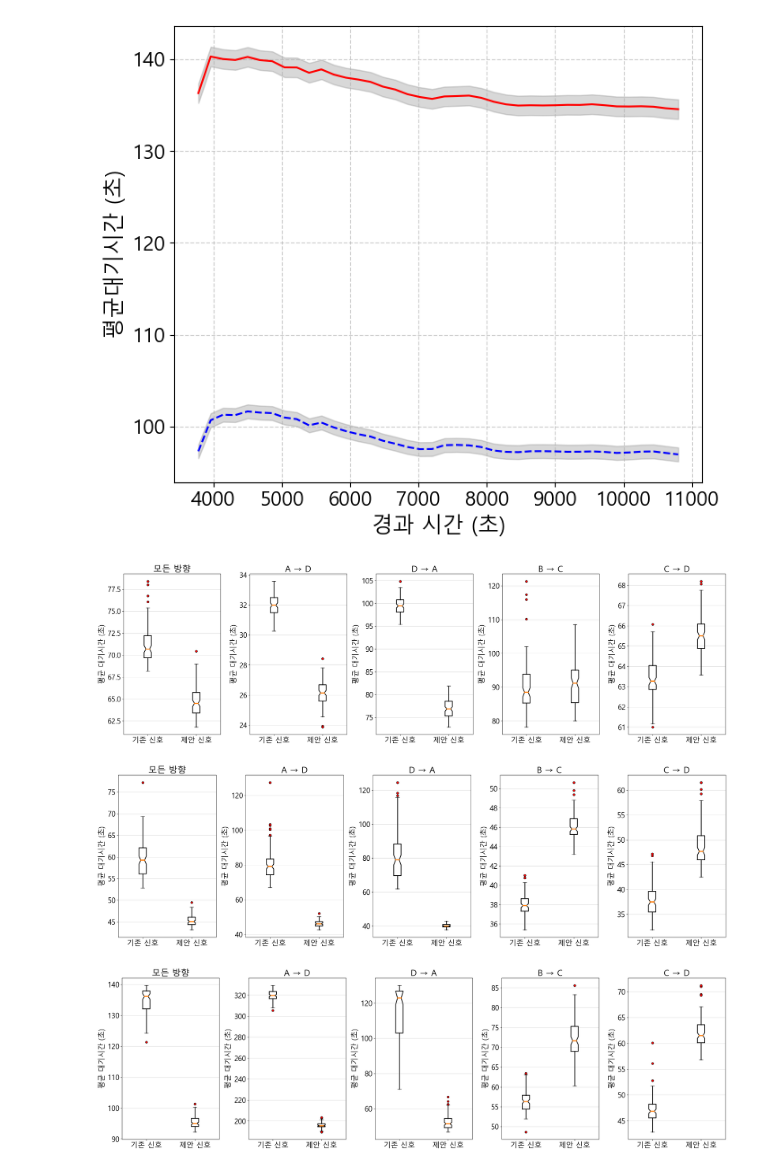
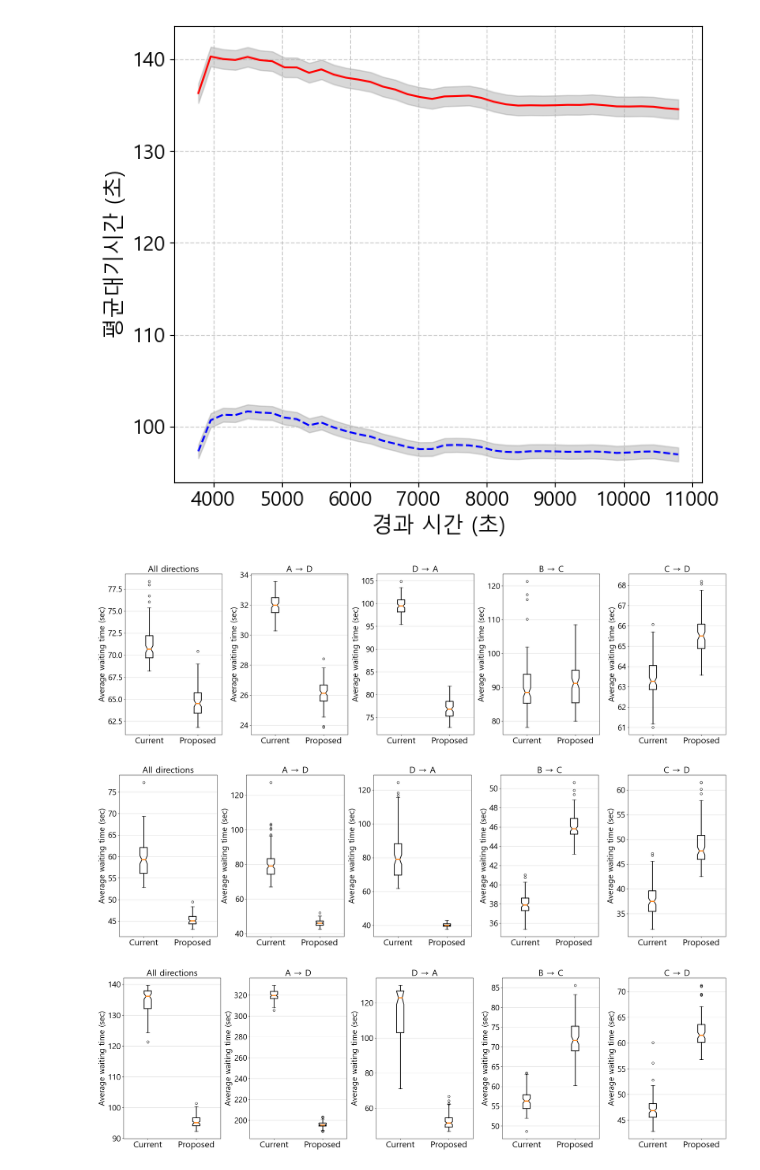
Before and after one commit to pjh09050/Graduation-research, a Jupyter notebook: 시각화 plot/total_graph.ipynb, the cells around one changed output. Drawn from its saved outputs; the diff is of its cells as text; code cells hidden in the pictures.

```diff
--- a/시각화 plot/total_graph.ipynb
+++ b/시각화 plot/total_graph.ipynb
@@ -349,40 +349,40 @@ down_up_result1 = df_down_up_result1.iloc[:,1:].values.ravel().tolist()
 # Group data by categories
 waiting_data = [waiting_result, waiting_result1]
 left_right_data = [left_right_result, left_right_result1]
 right_left_data = [right_left_result, right_left_result1]
 up_down_data = [up_down_result, up_down_result1]
 down_up_data = [down_up_result, down_up_result1]
 
 data_categories = [waiting_data, left_right_data, right_left_data, up_down_data, down_up_data]
 # category_names = ['모든 방향', '시화공단 → 정왕역', '정왕역 → 시화공단', '월곶 → 안산', '안산 → 월곶']
-category_names = ['모든 방향', 'A → D', 'D → A', 'B → C', 'C → D']
+category_names = ['All directions', 'A → D', 'D → A', 'B → C', 'C → D']
 
 
 # Create subplots with adjusted spacing and increased figure size
 fig, axes = plt.subplots(1, 5, figsize=(30, 9), sharey=False, gridspec_kw={'wspace': 0.3})
 
 # Define box style with wider boxes
-boxprops = dict(linewidth=2, color='black')
-flierprops = dict(marker='o', markerfacecolor='red')
+boxprops = dict(linewidth=2)
+flierprops = dict(marker='o')
 whiskerprops = dict(linewidth=2)
 medianprops = dict(linewidth=3)
 
 # Plot each category in a separate subplot
 for i, ax in enumerate(axes):
     boxplot = ax.boxplot(data_categories[i], boxprops=boxprops, flierprops=flierprops, notch=True, whiskerprops=whiskerprops, medianprops=medianprops)
     ax.yaxis.grid(True, alpha=0.5)
     ax.set_title(category_names[i], fontsize=24)
-    ax.set_xticklabels(['기존 신호', '제안 신호'], fontsize=20)
-    ax.set_ylabel('평균 대기시간 (초)', fontsize=20)
-    ax.tick_params(axis='both', labelsize=20)
+    ax.set_xticklabels(['Current', 'Proposed'], fontsize=24)
+    ax.set_ylabel('Average waiting time (sec)', fontsize=22)
+    ax.tick_params(axis='y', labelsize=22)
 
 # Adjust the layout
 plt.subplots_adjust(top=0.8)
 
 # Show the plot
 plt.show()
 # %% [output]
-[figure, old version]
+[figure, new version]
 # %%
 import pandas as pd
 import matplotlib.pyplot as plt
@@ -427,14 +427,14 @@ down_up_data = [down_up_result, down_up_result1]
 
 data_categories = [waiting_data, left_right_data, right_left_data, up_down_data, down_up_data]
 #category_names = ['모든 방향', '시화공단 → 정왕역', '정왕역 → 시화공단', '월곶 → 안산', '안산 → 월곶']
-category_names = ['모든 방향', 'A → D', 'D → A', 'B → C', 'C → D']
+category_names = ['All directions', 'A → D', 'D → A', 'B → C', 'C → D']
 
 # Create subplots with adjusted spacing and increased figure size
 fig, axes = plt.subplots(1, 5, figsize=(30, 9), sharey=False, gridspec_kw={'wspace': 0.3})
 
 # Define box style with wider boxes
 boxprops = dict(linewidth=2, color='black')
-flierprops = dict(marker='o', markerfacecolor='red')
+flierprops = dict(marker='o')
 whiskerprops = dict(linewidth=2)
 medianprops = dict(linewidth=3)
 
@@ -443,9 +443,9 @@ for i, ax in enumerate(axes):
     boxplot = ax.boxplot(data_categories[i], boxprops=boxprops, flierprops=flierprops, notch=True, whiskerprops=whiskerprops, medianprops=medianprops)
     ax.yaxis.grid(True, alpha=0.5)
     ax.set_title(category_names[i], fontsize=24)
-    ax.set_xticklabels(['기존 신호', '제안 신호'], fontsize=20)
-    ax.set_ylabel('평균 대기시간 (초)', fontsize=20)
-    ax.tick_params(axis='both', labelsize=20)
+    ax.set_xticklabels(['Current', 'Proposed'], fontsize=24)
+    ax.set_ylabel('Average waiting time (sec)', fontsize=22)
+    ax.tick_params(axis='y', labelsize=22)
 
 # Adjust the layout
 plt.subplots_adjust(top=0.8)
@@ -453,7 +453,7 @@ plt.subplots_adjust(top=0.8)
 # Show the plot
 plt.show()
 # %% [output]
-[figure, old version]
+[figure, new version]
 # %%
 import pandas as pd
 import matplotlib.pyplot as plt
@@ -498,14 +498,14 @@ down_up_data = [down_up_result, down_up_result1]
 
 data_categories = [waiting_data, left_right_data, right_left_data, up_down_data, down_up_data]
 #category_names = ['모든 방향', '시화공단 → 정왕역', '정왕역 → 시화공단', '월곶 → 안산', '안산 → 월곶']
-category_names = ['모든 방향', 'A → D', 'D → A', 'B → C', 'C → D']
+category_names = ['All directions', 'A → D', 'D → A', 'B → C', 'C → D']
 
 # Create subplots with adjusted spacing and increased figure size
 fig, axes = plt.subplots(1, 5, figsize=(30, 9), sharey=False, gridspec_kw={'wspace': 0.3})
 
 # Define box style with wider boxes
 boxprops = dict(linewidth=2, color='black')
-flierprops = dict(marker='o', markerfacecolor='red')
+flierprops = dict(marker='o')
 whiskerprops = dict(linewidth=2)
 medianprops = dict(linewidth=3)
 
@@ -514,9 +514,9 @@ for i, ax in enumerate(axes):
     boxplot = ax.boxplot(data_categories[i], boxprops=boxprops, flierprops=flierprops, notch=True, whiskerprops=whiskerprops, medianprops=medianprops)
     ax.yaxis.grid(True, alpha=0.5)
     ax.set_title(category_names[i], fontsize=24)
-    ax.set_xticklabels(['기존 신호', '제안 신호'], fontsize=20)
-    ax.set_ylabel('평균 대기시간 (초)', fontsize=20)
-    ax.tick_params(axis='both', labelsize=20)
+    ax.set_xticklabels(['Current', 'Proposed'], fontsize=24)
+    ax.set_ylabel('Average waiting time (sec)', fontsize=22)
+    ax.tick_params(axis='y', labelsize=22)
 
 # Adjust the layout
 plt.subplots_adjust(top=0.8)
@@ -524,4 +524,4 @@ plt.subplots_adjust(top=0.8)
 # Show the plot
 plt.show()
 # %% [output]
-[figure, old version]
+[figure, new version]
```
Also changed, not shown: parts of 1 cell of this notebook.
